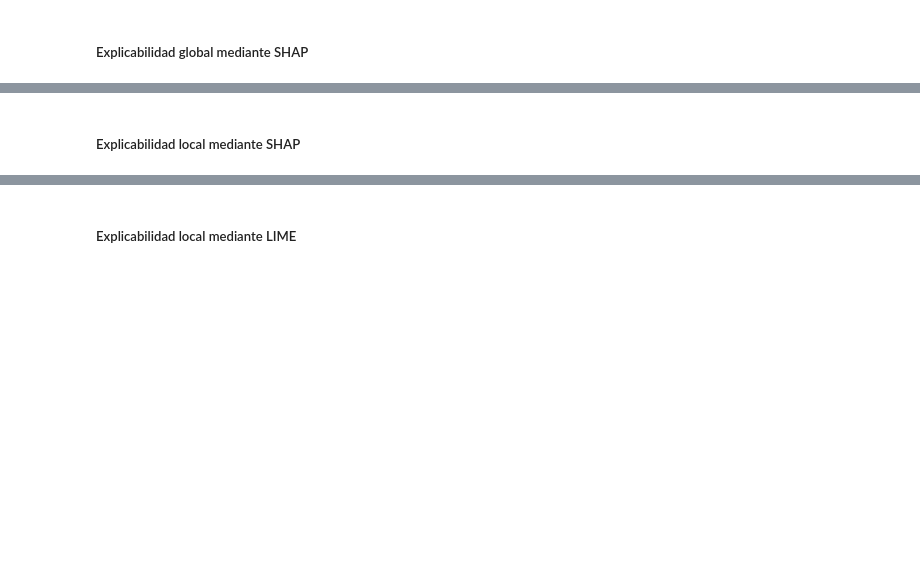
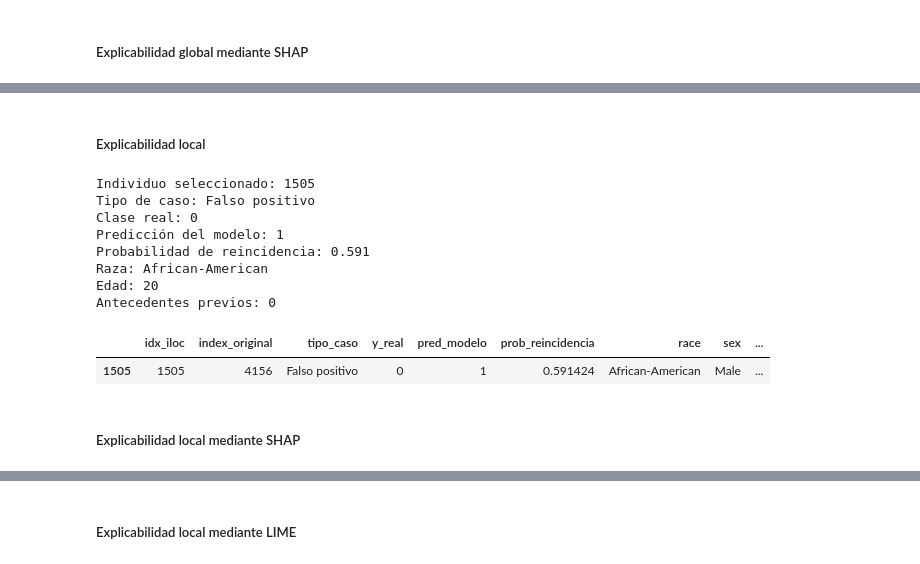
Before and after one commit to dmg131/AA_proyect, a Jupyter notebook: main_explicabilidad.ipynb, the cells around one changed output, grey strips where cells are left out. Saved outputs shown, nothing was run; the diff lists cells and outputs as text; code cells hidden in the pictures; blank space fills up the shorter version.

```diff
--- a/main_explicabilidad.ipynb
+++ b/main_explicabilidad.ipynb
@@ -89,2 +108,0 @@ shap.summary_plot(
-# %% [markdown]
-##### Explicabilidad local mediante SHAP
@@ -102,0 +109,2 @@ print(f"Probabilidad de reincidencia: {prob:.3f}")
+# %% [markdown]
+##### Explicabilidad local
@@ -103,3 +186,40 @@ print(f"Probabilidad de reincidencia: {prob:.3f}")
+# %%
+# Ordenamos candidatos: primero menos antecedentes, y dentro de eso mayor probabilidad
+candidatos_ordenados = candidatos_fp_african[columnas_interes] \
+    .sort_values(
+        by=["priors_count", "prob_reincidencia"],
+        ascending=[True, False]
+    )
+
+# Cogemos el primero
+caso_seleccionado = candidatos_ordenados.iloc[0]
+
+# Este será el índice que usaremos para SHAP local y LIME
+idx = int(caso_seleccionado["idx_iloc"])
+
+print(f"Individuo seleccionado: {idx}")
+print(f"Tipo de caso: {caso_seleccionado['tipo_caso']}")
+print(f"Clase real: {caso_seleccionado['y_real']}")
+print(f"Predicción del modelo: {caso_seleccionado['pred_modelo']}")
+print(f"Probabilidad de reincidencia: {caso_seleccionado['prob_reincidencia']:.3f}")
+print(f"Raza: {caso_seleccionado['race']}")
+print(f"Edad: {caso_seleccionado['age']}")
+print(f"Antecedentes previos: {caso_seleccionado['priors_count']}")
+
+caso_seleccionado.to_frame().T
+# %% [output]
+Individuo seleccionado: 1505
+Tipo de caso: Falso positivo
+Clase real: 0
+Predicción del modelo: 1
+Probabilidad de reincidencia: 0.591
+Raza: African-American
+Edad: 20
+Antecedentes previos: 0
+|  | idx_iloc | index_original | tipo_caso | y_real | pred_modelo | prob_reincidencia | race | sex | ... |
+| 1505 | 1505 | 4156 | Falso positivo | 0 | 1 | 0.591424 | African-American | Male | ... |
+# %% [markdown]
+##### Explicabilidad local mediante SHAP
 # %%
 # Waterfall plot SHAP
 
```
Also changed, not shown: parts of 10 cells of this notebook, 1 other file.
